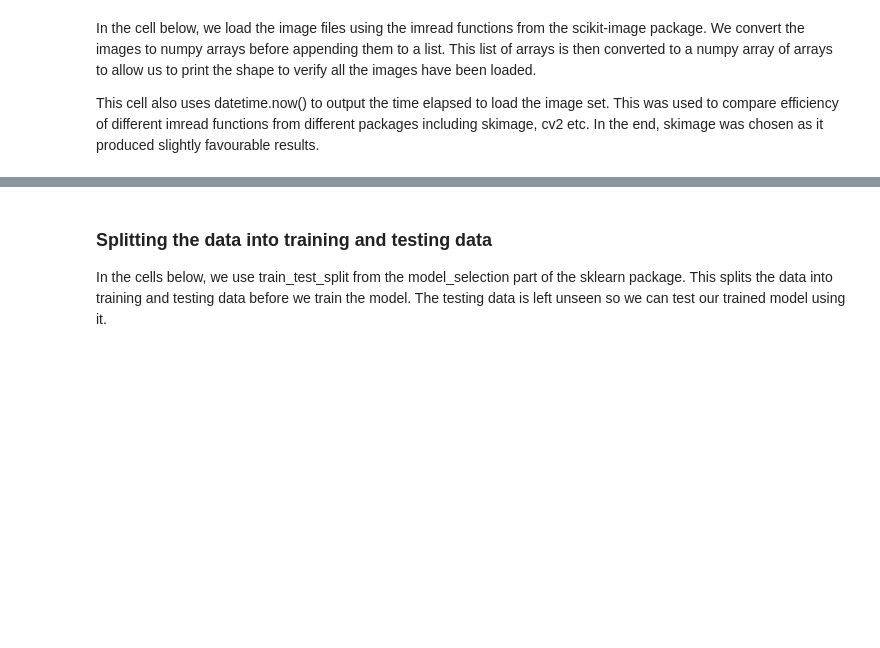
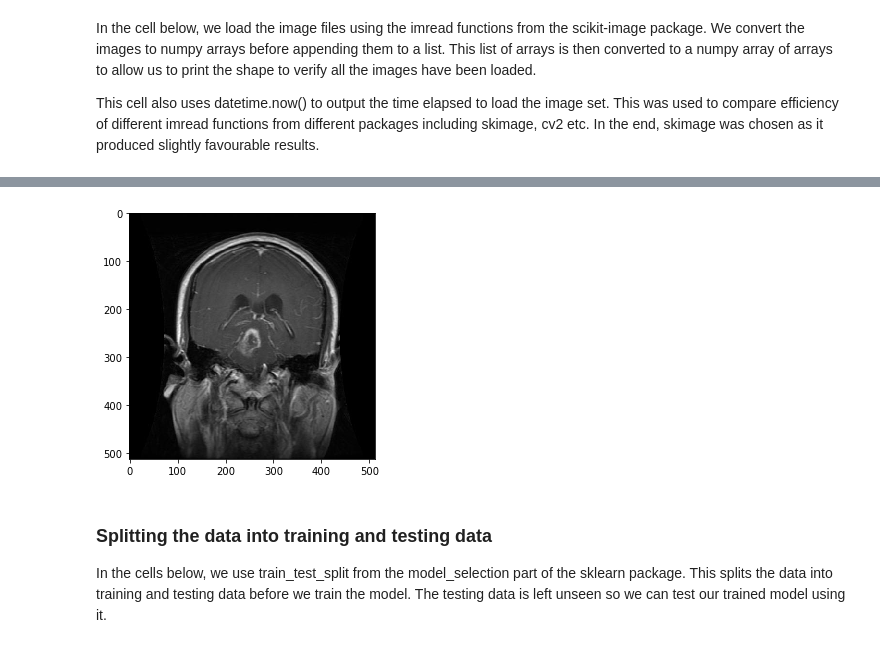
Before and after one commit to yousef-m11/AMLS_21-22_SN18014580, a Jupyter notebook: Logistic Regression for Task A - Binary Classification.ipynb, the cells around one changed output, grey strips where cells are left out. Cells and saved outputs as stored; diff of their text form; code cells hidden in the pictures; blank space fills up the shorter version.

```diff
--- a/Logistic Regression for Task A - Binary Classification.ipynb
+++ b/Logistic Regression for Task A - Binary Classification.ipynb
@@ -190,5 +190,6 @@ end = datetime.now()
 elapsed = end - start #Calculating time elapsed while comparing different packages used to load images
 print('The time elapsed to load the images was: ', + elapsed)
 
+io.imshow(np.array(images[45]), cmap='Reds') #Verifying visually if the image is greyscale or not
 print(np.array(images).shape) #Converting list images to a numpy array before outputting shape to verify
 # %% [output]
@@ -196,4 +197,5 @@ The time elapsed to load the images was:  0:00:23.092659
 (3000, 512, 512, 3)
+[figure, added]
 # %% [markdown]
 ### Splitting the data into training and testing data
 
```
Also changed, not shown: parts of 1 cell of this notebook.
